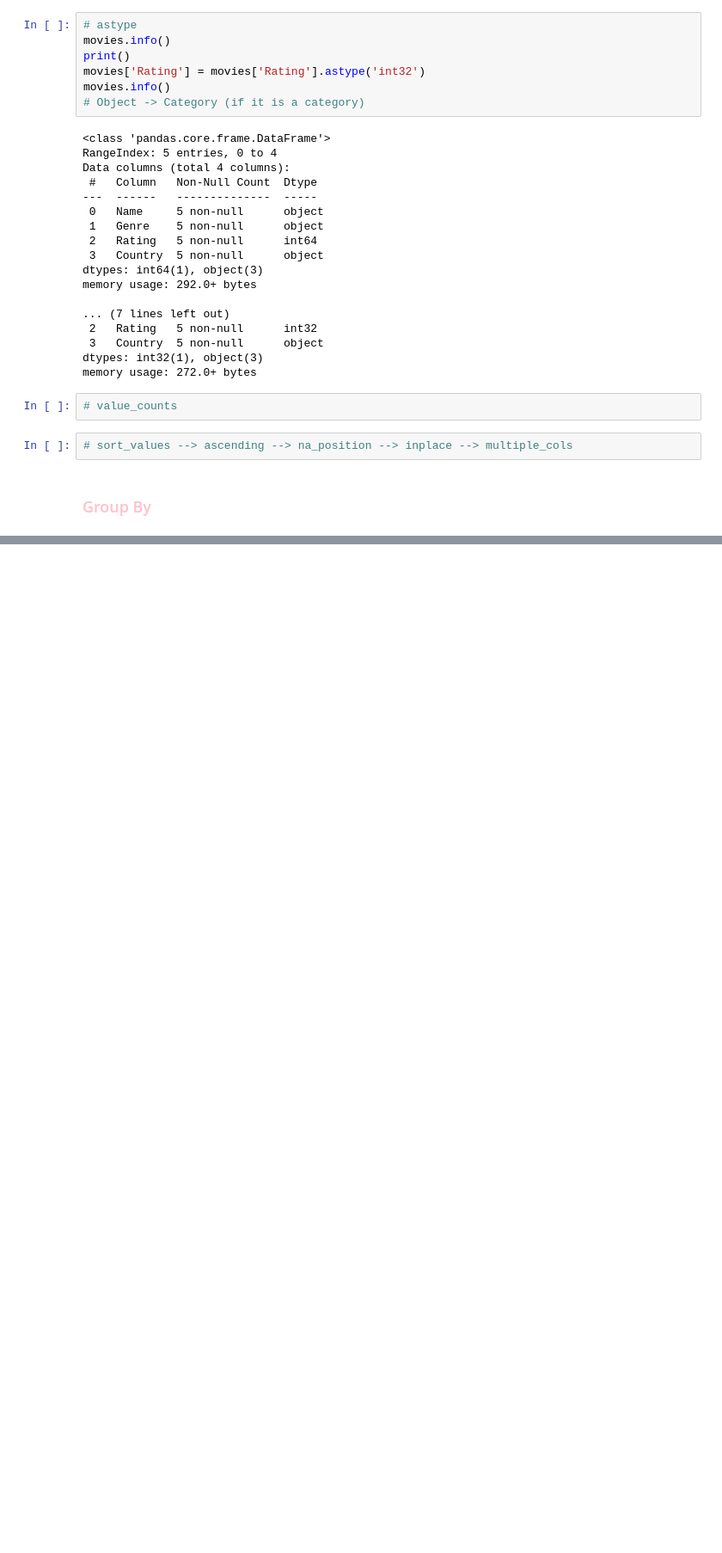
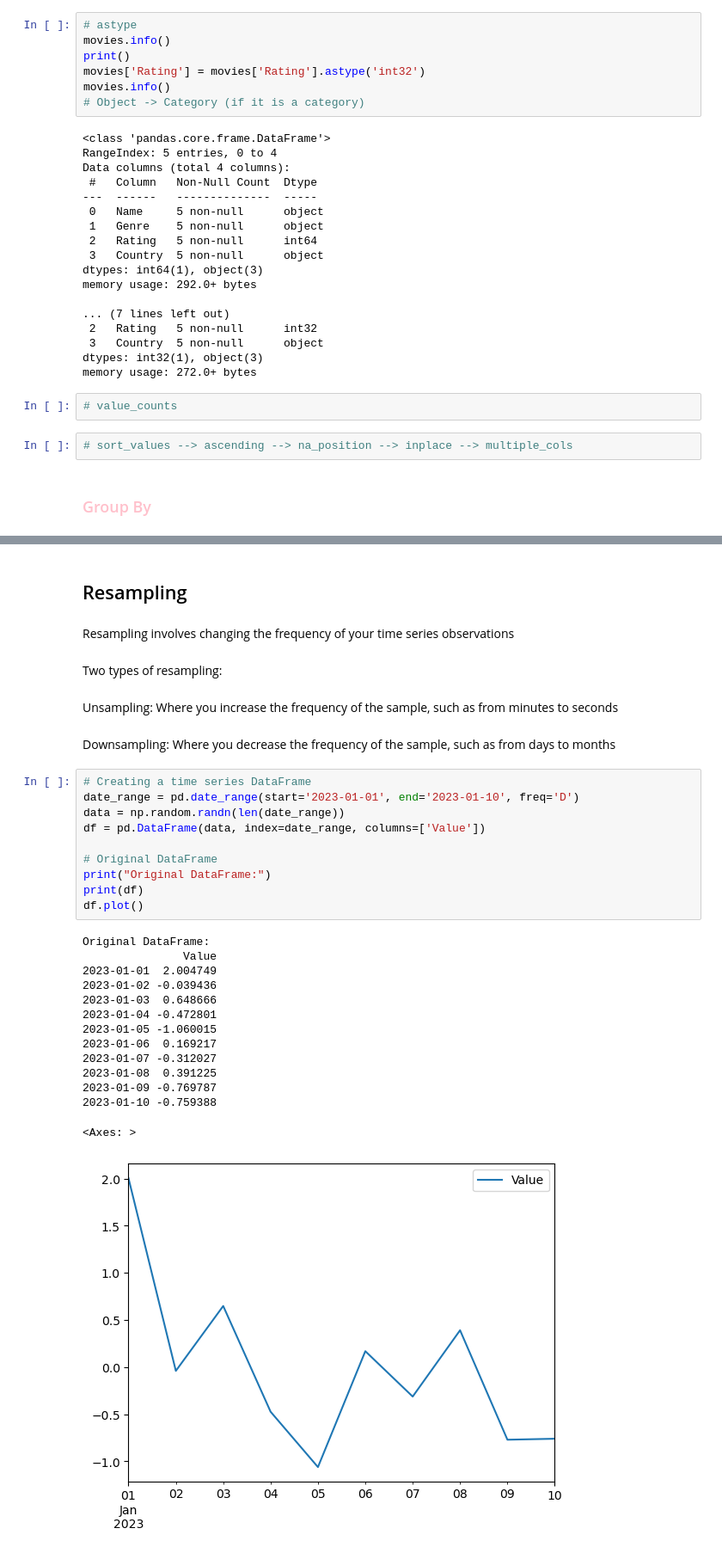
Before and after one commit to PiyushAgarwalcs/Pandas_Notes, a Jupyter notebook: Pandas.ipynb, the cells around one changed output, grey strips where cells are left out. Shown at 86% size. Cells and saved outputs as stored; diff of their text form; blank space fills up the shorter version.

```diff
--- a/Pandas.ipynb
+++ b/Pandas.ipynb
@@ -1183,0 +2095,35 @@ memory usage: 272.0+ bytes
+# %% [markdown]
+## Resampling
+# %% [markdown]
+Resampling involves changing the frequency of your time series observations
+# %% [markdown]
+Two types of resampling:
+# %% [markdown]
+Unsampling: Where you increase the frequency of the sample, such as from minutes to seconds
+# %% [markdown]
+Downsampling: Where you decrease the frequency of the sample, such as from days to months
+# %%
+# Creating a time series DataFrame
+date_range = pd.date_range(start='2023-01-01', end='2023-01-10', freq='D')
+data = np.random.randn(len(date_range))
+df = pd.DataFrame(data, index=date_range, columns=['Value'])
+
+# Original DataFrame
+print("Original DataFrame:")
+print(df)
+df.plot()
+# %% [output]
+Original DataFrame:
+               Value
+2023-01-01  2.004749
+2023-01-02 -0.039436
+2023-01-03  0.648666
+2023-01-04 -0.472801
+2023-01-05 -1.060015
+2023-01-06  0.169217
+2023-01-07 -0.312027
+2023-01-08  0.391225
+2023-01-09 -0.769787
+2023-01-10 -0.759388
+<Axes: >
+[figure, added]
```
Also changed, not shown: parts of 119 cells of this notebook.
